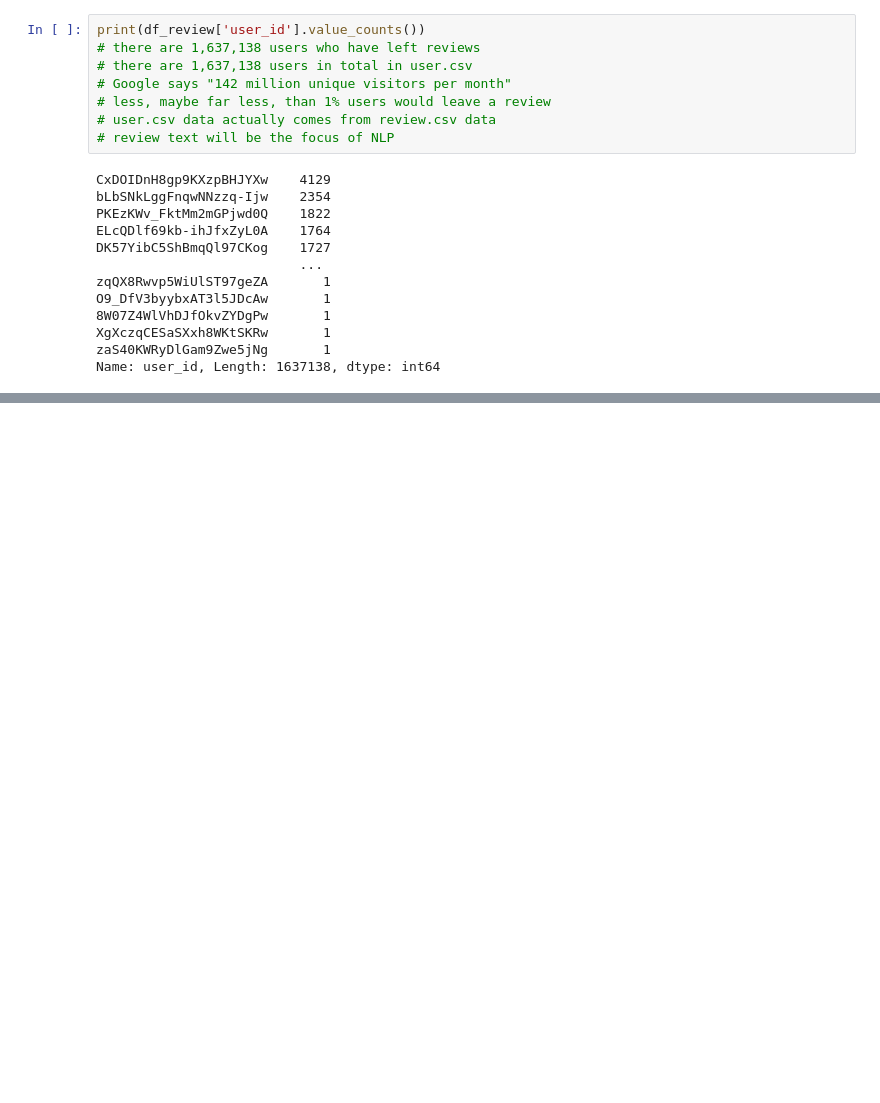
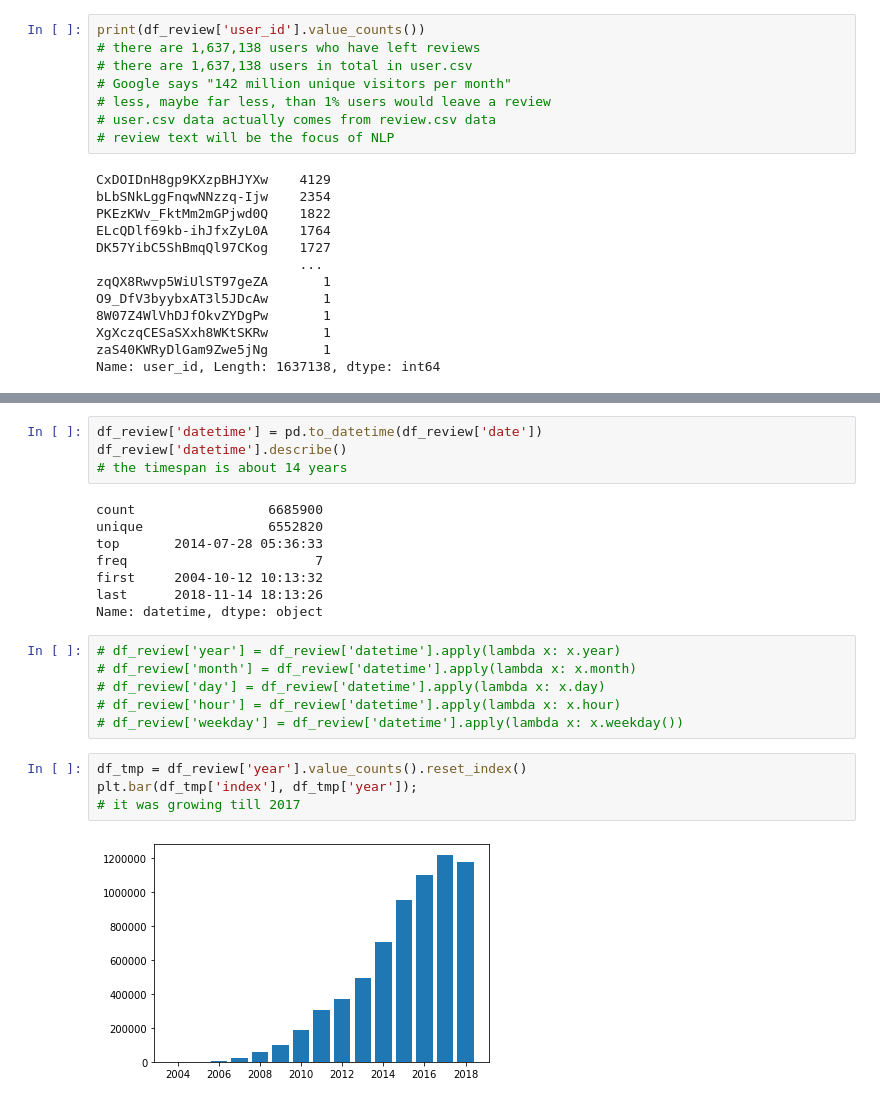
Before and after one commit to Nov05/yelp-dataset-challenge, a Jupyter notebook: notebooks/2019_12_05_exploratory_data_analysis.ipynb, the cells around one changed output, grey strips where cells are left out. Drawn from its saved outputs; the diff is of its cells as text; blank space fills up the shorter version.

```diff
--- a/notebooks/2019_12_05_exploratory_data_analysis.ipynb
+++ b/notebooks/2019_12_05_exploratory_data_analysis.ipynb
@@ -233,0 +332,24 @@ Name: user_id, Length: 1637138, dtype: int64
+# %%
+df_review['datetime'] = pd.to_datetime(df_review['date'])
+df_review['datetime'].describe()
+# the timespan is about 14 years
+# %% [output]
+count                 6685900
+unique                6552820
+top       2014-07-28 05:36:33
+freq                        7
+first     2004-10-12 10:13:32
+last      2018-11-14 18:13:26
+Name: datetime, dtype: object
+# %%
+# df_review['year'] = df_review['datetime'].apply(lambda x: x.year)
+# df_review['month'] = df_review['datetime'].apply(lambda x: x.month)
+# df_review['day'] = df_review['datetime'].apply(lambda x: x.day)
+# df_review['hour'] = df_review['datetime'].apply(lambda x: x.hour)
+# df_review['weekday'] = df_review['datetime'].apply(lambda x: x.weekday())
+# %%
+df_tmp = df_review['year'].value_counts().reset_index()
+plt.bar(df_tmp['index'], df_tmp['year']);
+# it was growing till 2017
+# %% [output]
+[figure, added]
```
Also changed, not shown: parts of 27 cells of this notebook.
